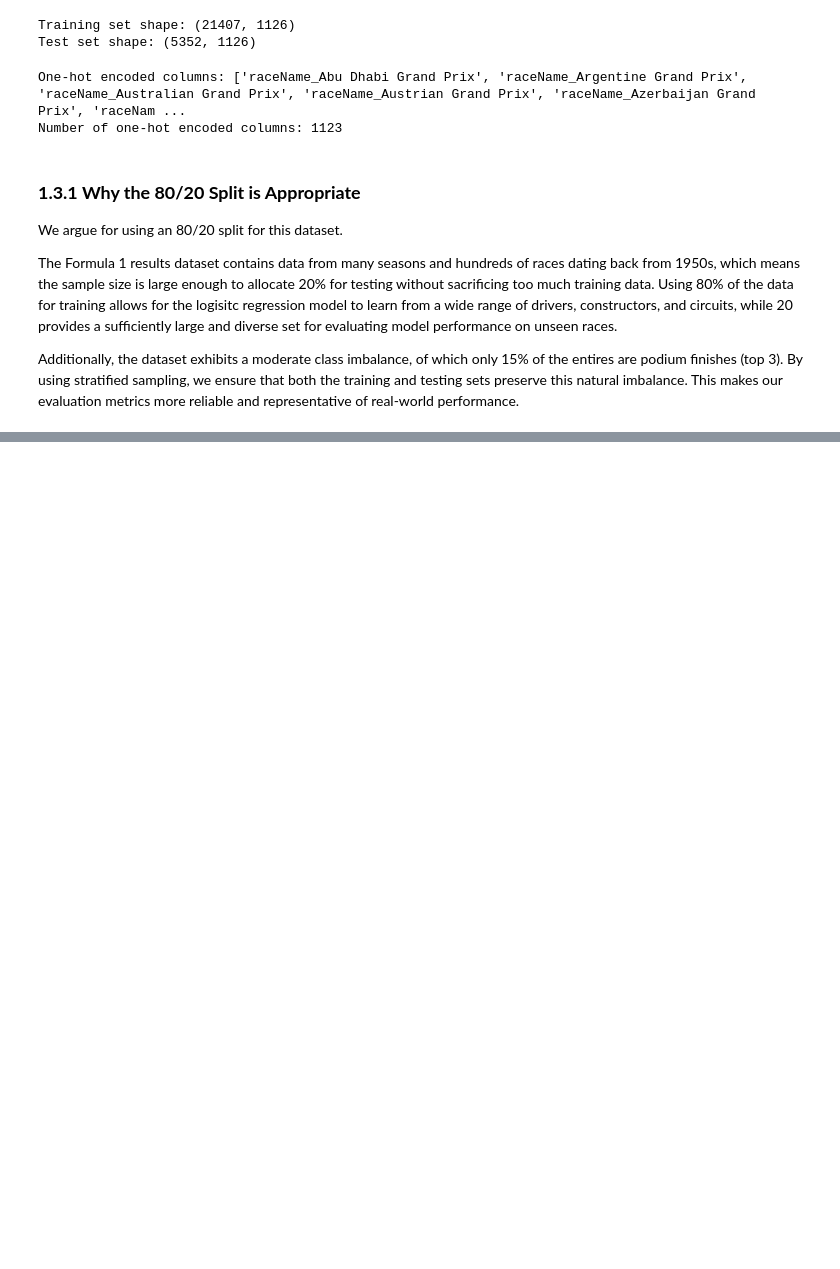
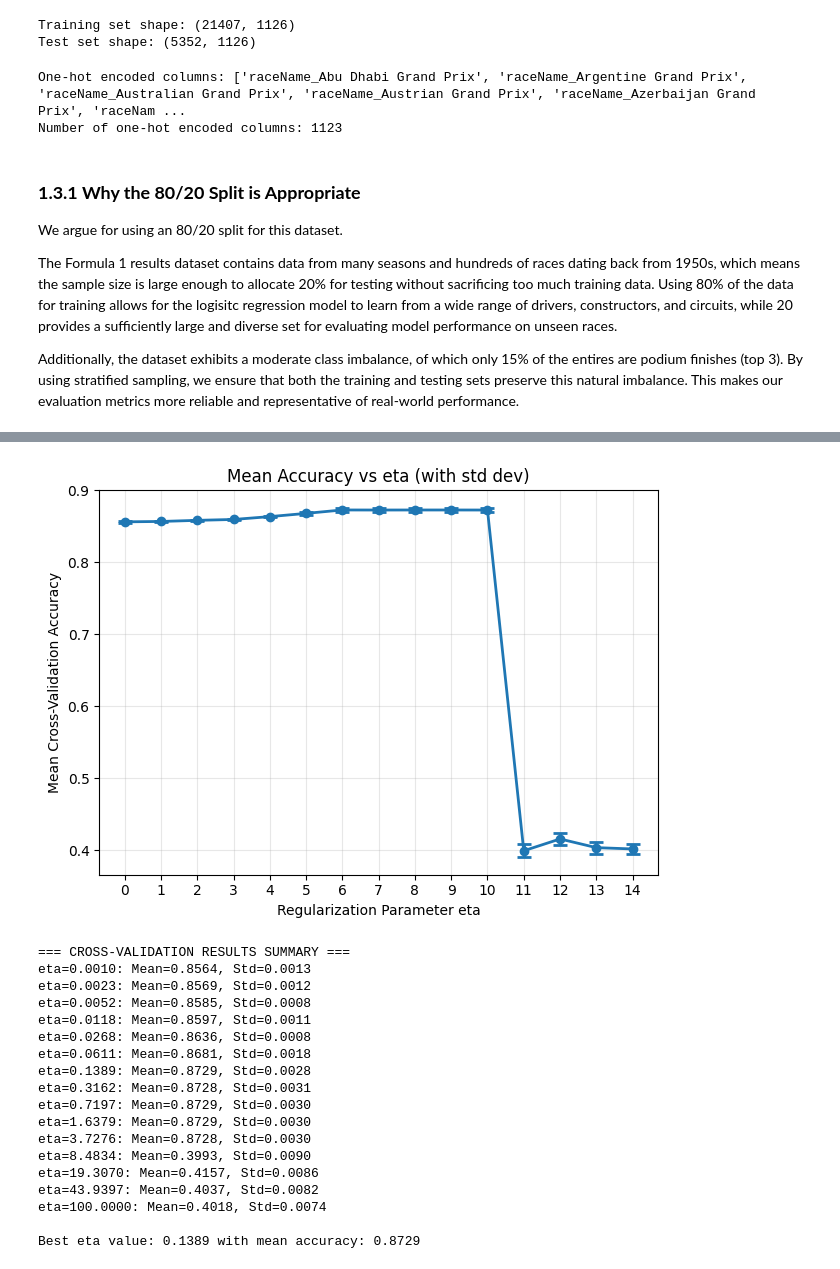
Before and after one commit to lukeVoinov/Machine-Learning-in-Python, a Jupyter notebook: Lab 3 - Extending Logistic Regression/nguyen_lab3.ipynb, the cells around one changed output, grey strips where cells are left out. Cells and saved outputs as stored; diff of their text form; code cells hidden in the pictures; blank space fills up the shorter version.

```diff
--- a/Lab 3 - Extending Logistic Regression/nguyen_lab3.ipynb
+++ b/Lab 3 - Extending Logistic Regression/nguyen_lab3.ipynb
@@ -280,0 +847,55 @@ plt.show()
+# %%
+# Enhanced visualization of cross-validation results
+from matplotlib import pyplot as plt
+%matplotlib inline
+
+# Create subplots for better visualization
+plt.figure()
+
+# Line plot showing mean accuracy and confidence intervals
+mean_accs = [np.mean(acc_list) for acc_list in accs]
+std_accs = [np.std(acc_list) for acc_list in accs]
+
+plt.errorbar(range(len(costs)), mean_accs, yerr=std_accs,
+             marker='o', capsize=5, capthick=2, linewidth=2)
+plt.xticks(range(len(costs)))
+plt.xlabel('Regularization Parameter eta')
+plt.ylabel('Mean Cross-Validation Accuracy')
+plt.title('Mean Accuracy vs eta (with std dev)')
+plt.grid(True, alpha=0.3)
+
+plt.tight_layout()
+plt.show()
+
+# Print summary of best performing C values
+print("\n=== CROSS-VALIDATION RESULTS SUMMARY ===")
+for i, (e, acc_list) in enumerate(zip(costs, accs)):
+    mean_acc = np.mean(acc_list)
+    std_acc = np.std(acc_list)
+    print(f"eta={e:.4f}: Mean={mean_acc:.4f}, Std={std_acc:.4f}")
+
+# Find and display best eya value
+best_idx = np.argmax(mean_accs)
+best_eta = costs[best_idx]
+best_acc = mean_accs[best_idx]
+print(f"\nBest eta value: {best_eta:.4f} with mean accuracy: {best_acc:.4f}")
+# %% [output]
+[figure, added]
+=== CROSS-VALIDATION RESULTS SUMMARY ===
+eta=0.0010: Mean=0.8564, Std=0.0013
+eta=0.0023: Mean=0.8569, Std=0.0012
+eta=0.0052: Mean=0.8585, Std=0.0008
+eta=0.0118: Mean=0.8597, Std=0.0011
+eta=0.0268: Mean=0.8636, Std=0.0008
+eta=0.0611: Mean=0.8681, Std=0.0018
+eta=0.1389: Mean=0.8729, Std=0.0028
+eta=0.3162: Mean=0.8728, Std=0.0031
+eta=0.7197: Mean=0.8729, Std=0.0030
+eta=1.6379: Mean=0.8729, Std=0.0030
+eta=3.7276: Mean=0.8728, Std=0.0030
+eta=8.4834: Mean=0.3993, Std=0.0090
+eta=19.3070: Mean=0.4157, Std=0.0086
+eta=43.9397: Mean=0.4037, Std=0.0082
+eta=100.0000: Mean=0.4018, Std=0.0074
+
+Best eta value: 0.1389 with mean accuracy: 0.8729
```
Also changed, not shown: parts of 52 cells of this notebook.
